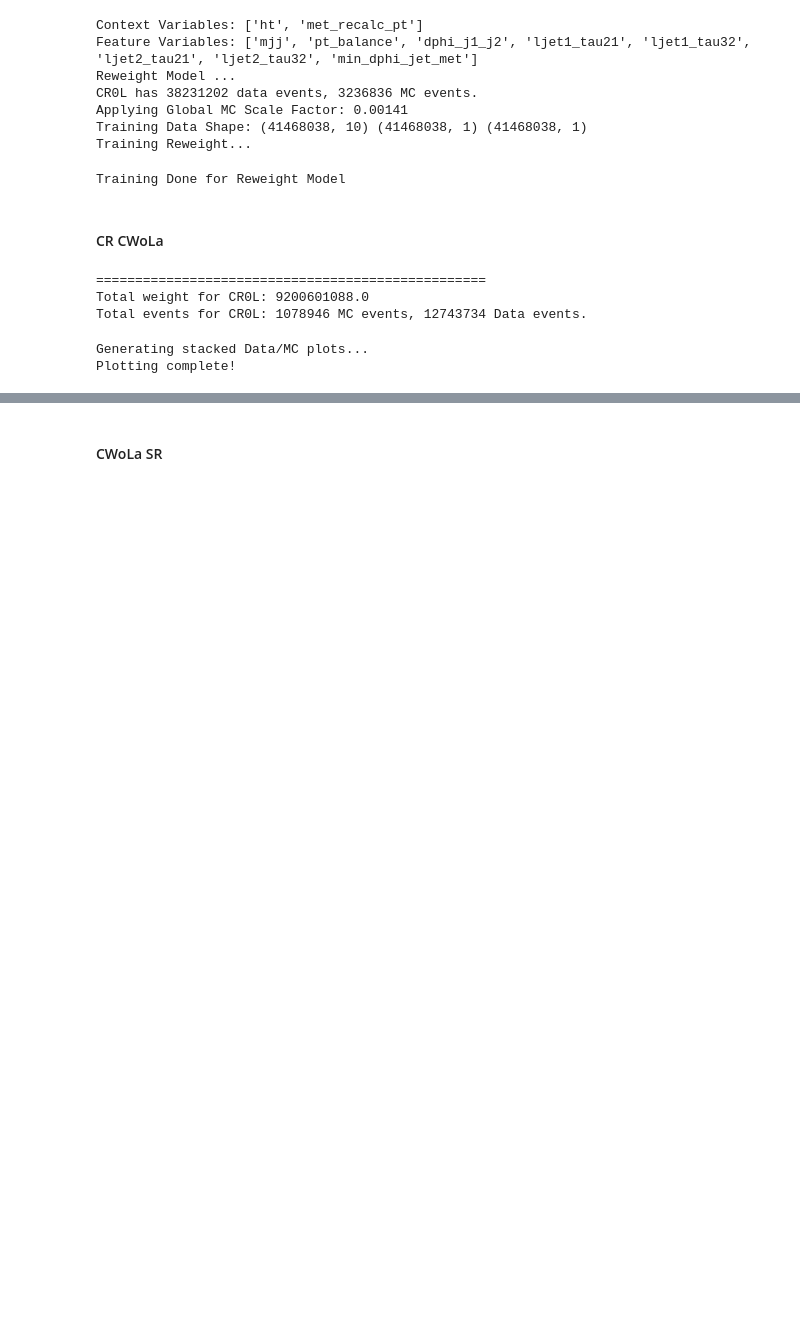
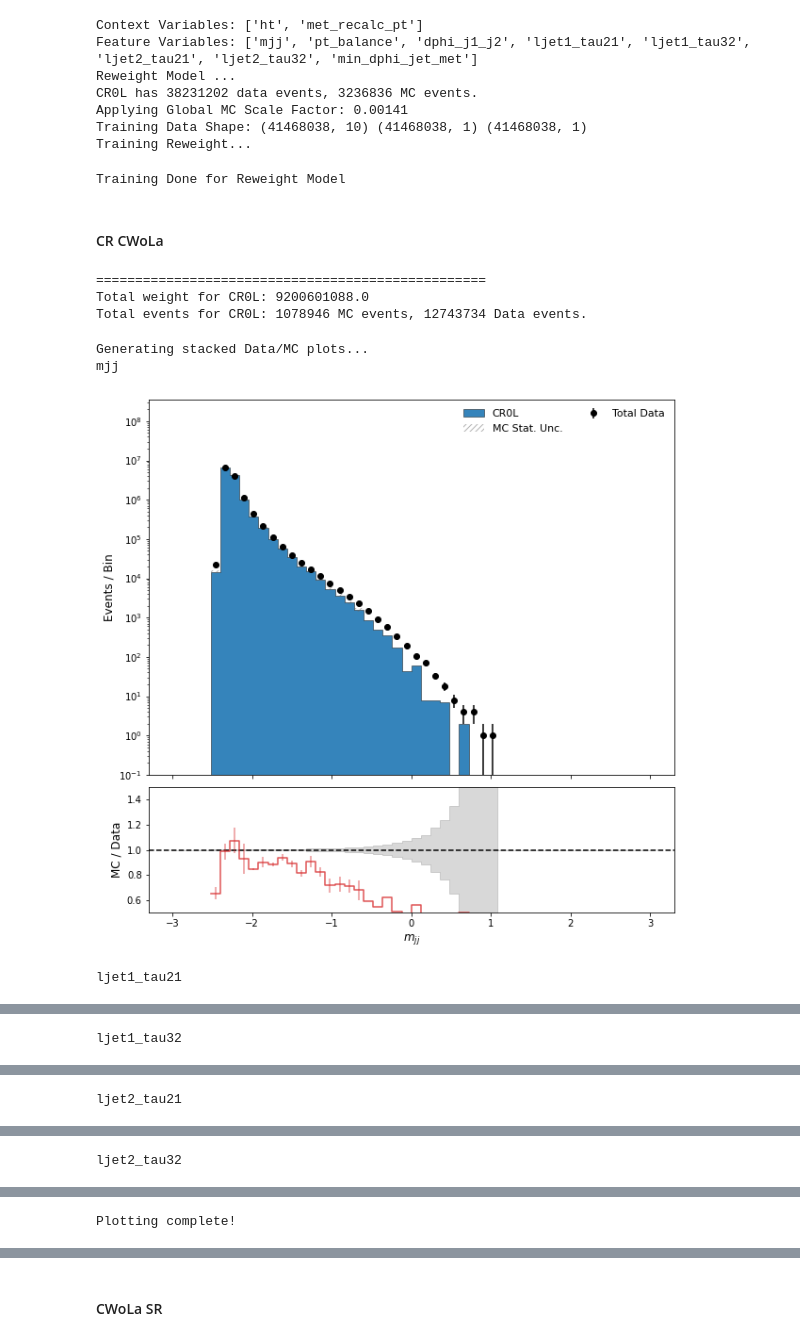
Before and after one commit to sherkaicode/Non-Resonant-AD, a Jupyter notebook: train_CR.ipynb, the cells around one changed output, grey strips where cells are left out. Saved outputs shown, nothing was run; the diff lists cells and outputs as text; code cells hidden in the pictures; blank space fills up the shorter version.

```diff
--- a/train_CR.ipynb
+++ b/train_CR.ipynb
@@ -961,13 +919,13 @@ def plot_stacked_crs_vs_data(
 
     feature_labels = {
         'mjj': r"$m_{jj}$",
-        'pt_balance': r"$p_{\text{T}}^{\text{bal}}$",
-        'dphi_j1_j2': r"$|\phi_{max} - \phi_{min}|$",
+        # 'pt_balance': r"$p_{\text{T}}^{\text{bal}}$",
+        # 'dphi_j1_j2': r"$|\phi_{max} - \phi_{min}|$",
         'ljet1_tau21': r"Jet 1 $\tau_{21}$",
         'ljet1_tau32': r"Jet 1 $\tau_{32}$",
         'ljet2_tau21': r"Jet 2 $\tau_{21}$",
         'ljet2_tau32': r"Jet 2 $\tau_{32}$",
-        'min_dphi_jet_met': r"$\min(\Delta\phi(E_{\text{T}}^{\text{miss}}, \text{Jet}))$"
+        # 'min_dphi_jet_met': r"$\min(\Delta\phi(E_{\text{T}}^{\text{miss}}, \text{Jet}))$"
     }
 
     colors = plt.cm.tab10.colors
@@ -1091,47 +1049,49 @@ def plot_stacked_crs_vs_data(
         ax2.step(bin_edges, np.append(ratio_plot, ratio_plot[-1]), where='post',
                  linewidth=1.5, color='tab:red', alpha=0.8, label="MC / Data")
         ax2.errorbar(bin_centers[valid_mask], ratio_plot[valid_mask],
                      yerr=ratio_err[valid_mask], fmt='none', ecolor='tab:red', alpha=0.5)
 
         ax2.set_xlabel(display_label, fontsize=12)
         ax2.set_ylabel("MC / Data", fontsize=12)
         ax2.set_ylim(ratio_ylim)
 
         if save_dir:
             plt.savefig(os.path.join(save_dir, f"{feature}_stacked.png"), bbox_inches='tight', dpi=300)
 
         plt.show()
         plt.close()
 
 # 1. Define the specific features you want to plot
 features_list = [
-    'mjj', 'pt_balance', 'ljet1_tau21', 'ljet1_tau32',
-    'ljet2_tau21', 'ljet2_tau32', 'dphi_j1_j2', 'min_dphi_jet_met'
+    'mjj','ljet1_tau21', 'ljet1_tau32',
+    'ljet2_tau21', 'ljet2_tau32'
 ]
 
 # 2. Define which features should have a logarithmic y-axis
 features_to_log = [
-    'mjj', 'pt_balance', 'dphi_j1_j2', 'min_dphi_jet_met'
+    'mjj'
 ]
 
 # 3. Call the plotting function
 print("Generating stacked Data/MC plots...")
 
-# plot_stacked_crs_vs_data(
-#     mc_events_dict=MC_events_test,
-#     data_events_dict=Data_events_test,
-#     mc_weights_dict=MC_events_weights_test,
-#     regions=["CR0L"],
-#     feature_names=features_list,
-#     log_features=features_to_log,
-#     save_dir=f"{eval_dir}/publication_plots_stacked", # Directory to save the images
-#     bins=50,
-#     val_range=(-3.0, 3.0),      # Standardized range. Change if using raw physical values!
-#     ratio_ylim=(0.5, 1.5),
-#     normalize_mc_to_data=True   # Ensures MC total yield exactly matches Data total yield
-# )
+plot_stacked_crs_vs_data(
+    mc_events_dict=MC_events_test,
+    data_events_dict=Data_events_test,
+    mc_weights_dict=MC_events_weights_test,
+    regions=["CR0L"],
+    feature_names=features_list,
+    log_features=features_to_log,
+    save_dir=f"{eval_dir}/publication_plots_stacked", # Directory to save the images
+    bins=50,
+    val_range=(-3.0, 3.0),      # Standardized range. Change if using raw physical values!
+    ratio_ylim=(0.5, 1.5),
+    normalize_mc_to_data=True   # Ensures MC total yield exactly matches Data total yield
+)
 
 print("Plotting complete!")
 # %% [output]
 Generating stacked Data/MC plots...
-Plotting complete!
+mjj
+[figure, added]
+ljet1_tau21
@@ -1137,0 +1099 @@ Plotting complete!
+ljet1_tau32
@@ -1137,0 +1101 @@ Plotting complete!
+ljet2_tau21
@@ -1137,0 +1103 @@ Plotting complete!
+ljet2_tau32
@@ -1138,3 +1105,4 @@ Plotting complete!
+Plotting complete!
 # %%
 model = "reweight"
 model_path = "/home/aegis/Titan1/NRAD/data/Models"
```
Also changed, not shown: parts of 15 cells of this notebook.
